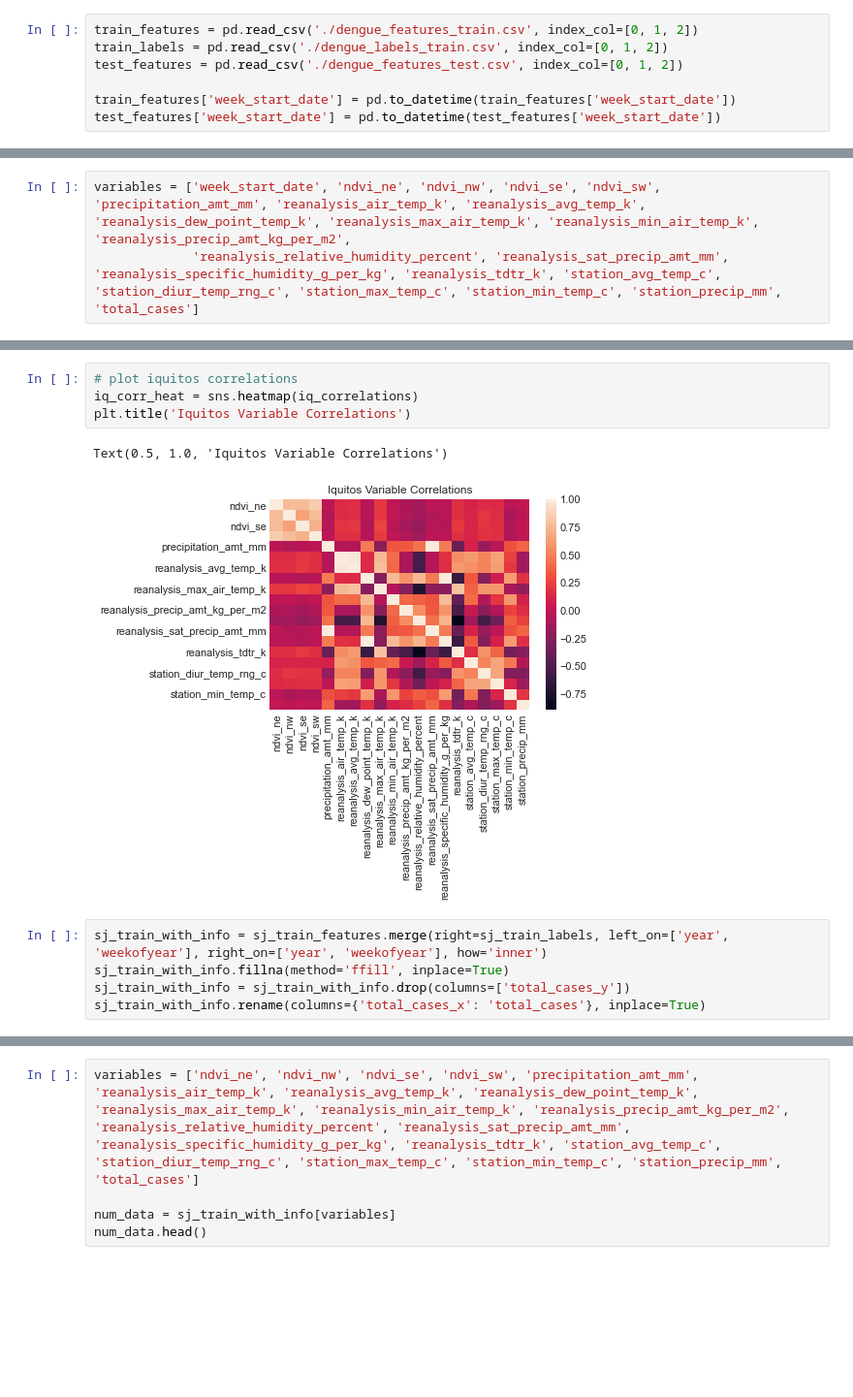
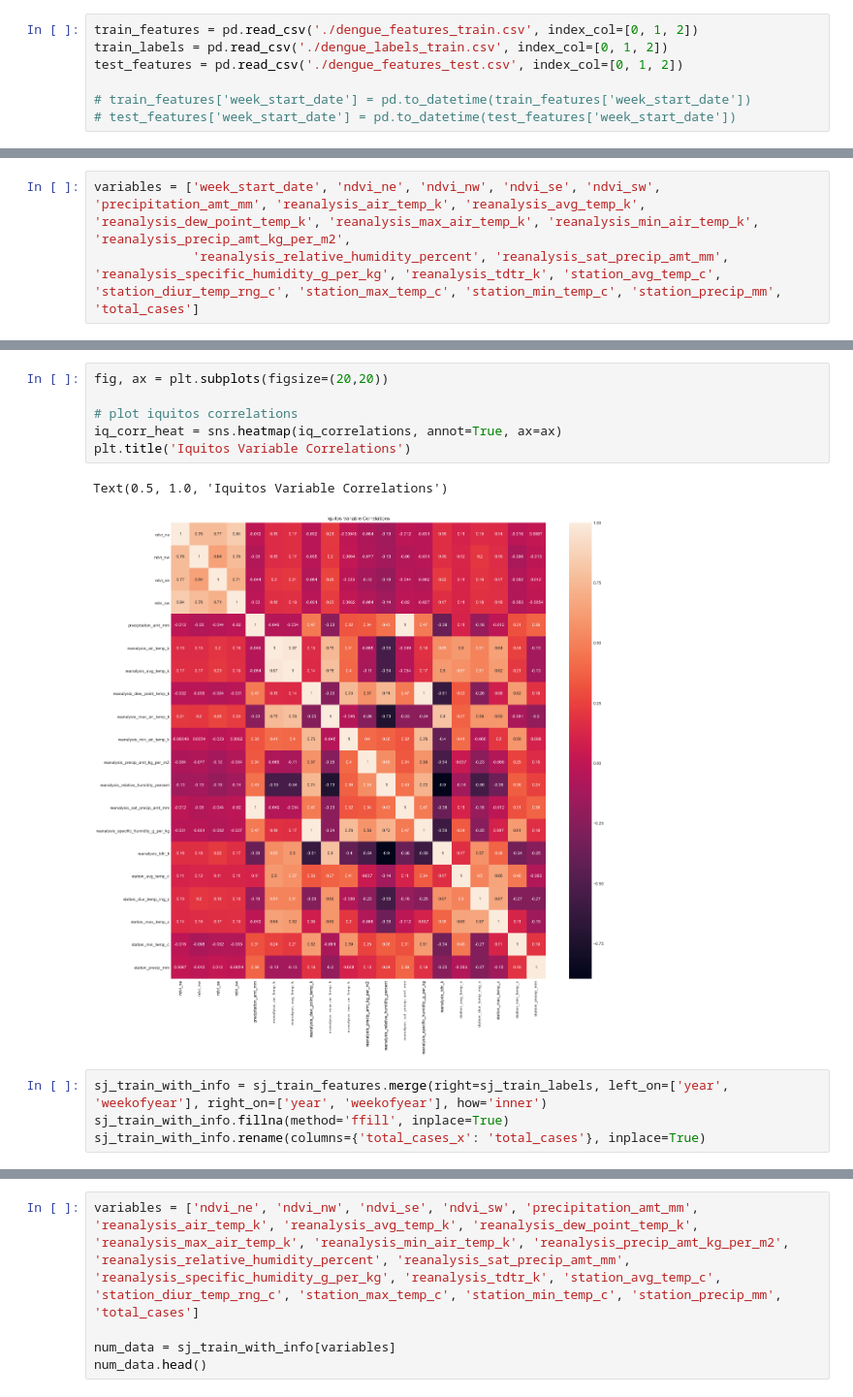
Before and after one commit to dtjldamien/data-driven-dengai, a Jupyter notebook: e0310355_e0406854.ipynb, the cells around one changed output, grey strips where cells are left out. Shown at 97% size. Saved outputs shown, nothing was run; the diff lists cells and outputs as text; blank space fills up the shorter version.

```diff
--- a/e0310355_e0406854.ipynb
+++ b/e0310355_e0406854.ipynb
@@ -49,8 +49,8 @@ train_features = pd.read_csv('./dengue_features_train.csv', index_col=[0, 1, 2])
 train_labels = pd.read_csv('./dengue_labels_train.csv', index_col=[0, 1, 2])
 test_features = pd.read_csv('./dengue_features_test.csv', index_col=[0, 1, 2])
 
-train_features['week_start_date'] = pd.to_datetime(train_features['week_start_date'])
-test_features['week_start_date'] = pd.to_datetime(test_features['week_start_date'])
+# train_features['week_start_date'] = pd.to_datetime(train_features['week_start_date'])
+# test_features['week_start_date'] = pd.to_datetime(test_features['week_start_date'])
 # %%
 # Seperate data for San Juan
 sj_train_features = train_features.loc['sj']
@@ -104,14 +106,15 @@ Text(0.5, 1.0, 'San Juan Variable Correlations')
 # %%
+fig, ax = plt.subplots(figsize=(20,20))
+
 # plot iquitos correlations
-iq_corr_heat = sns.heatmap(iq_correlations)
+iq_corr_heat = sns.heatmap(iq_correlations, annot=True, ax=ax)
 plt.title('Iquitos Variable Correlations')
 # %% [output]
 Text(0.5, 1.0, 'Iquitos Variable Correlations')
-[figure, old version]
+[figure, new version]
 # %%
 sj_train_with_info = sj_train_features.merge(right=sj_train_labels, left_on=['year', 'weekofyear'], right_on=['year', 'weekofyear'], how='inner')
 sj_train_with_info.fillna(method='ffill', inplace=True)
-sj_train_with_info = sj_train_with_info.drop(columns=['total_cases_y'])
 sj_train_with_info.rename(columns={'total_cases_x': 'total_cases'}, inplace=True)
 # %%
 multlin = smf.ols(formula='total_cases ~'+ ' + '.join(sj_train_with_info.columns), data=sj_train_with_info).fit()
```
Also changed, not shown: parts of 14 cells of this notebook, 1 other file.
